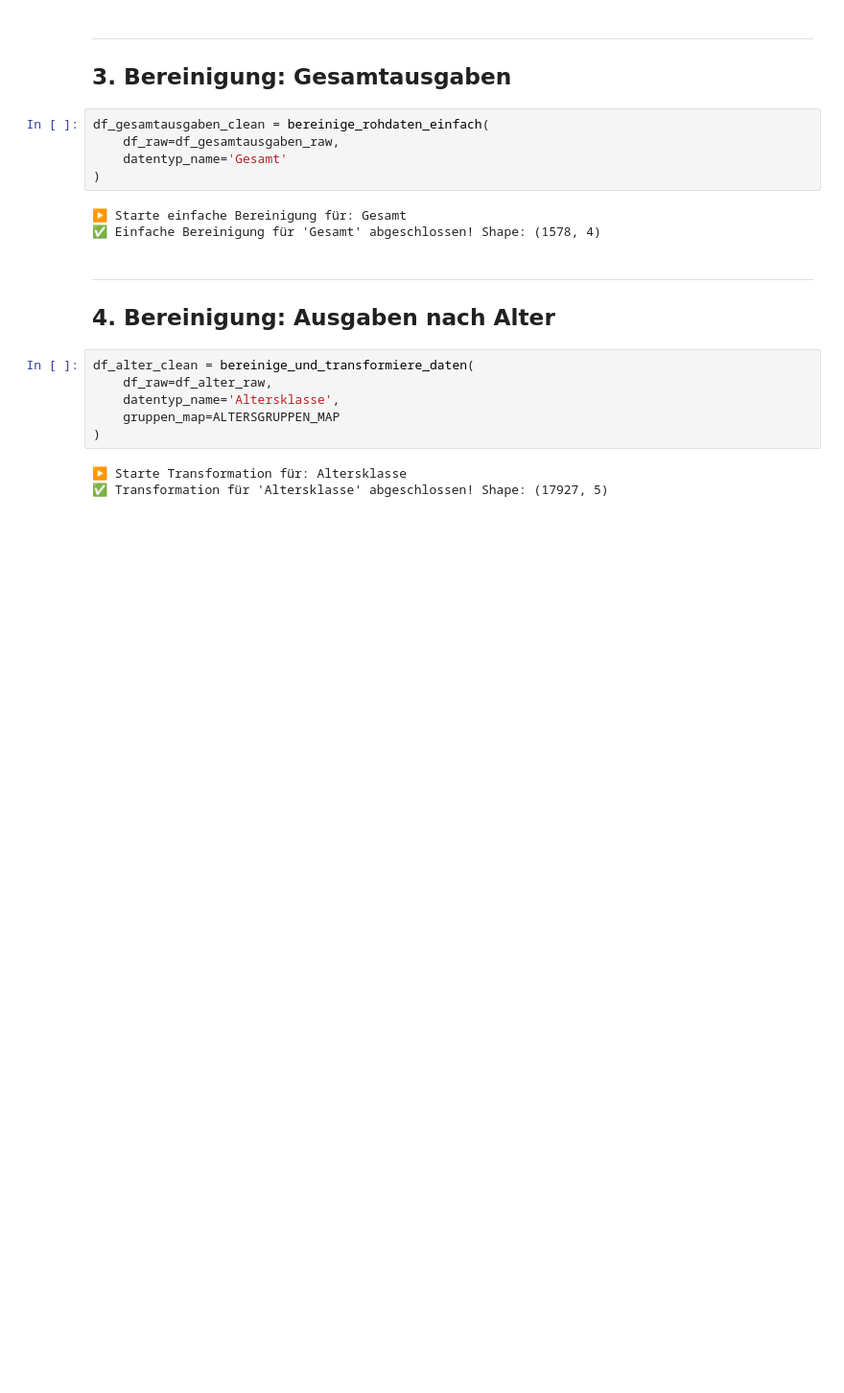
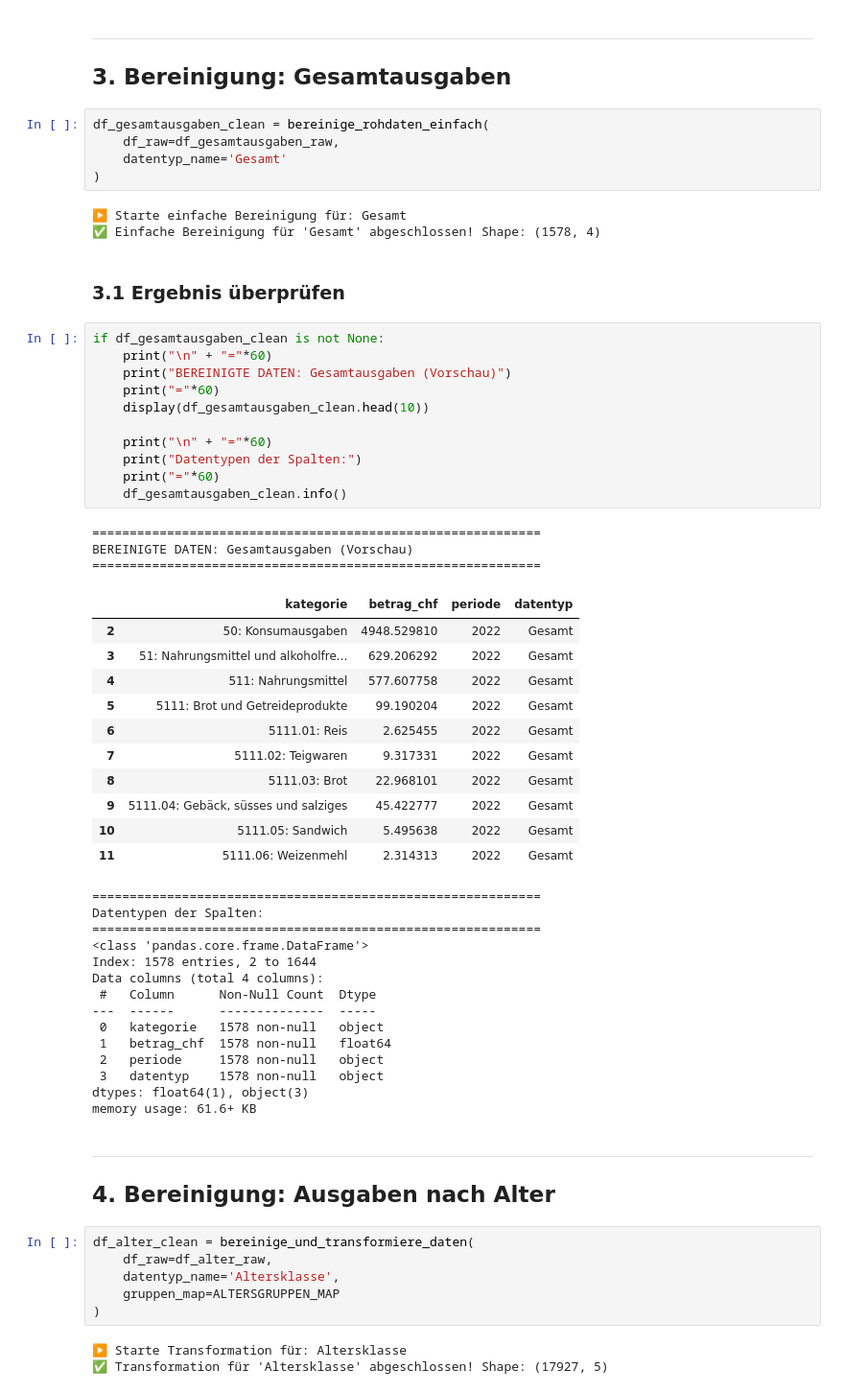
Before and after one commit to spitztli/swiss-household-expenditure-analysis, a Jupyter notebook: notebooks/01_datenladen_bereinigung.ipynb, the cells around one changed output. Shown: that part at 96% size. Cells and saved outputs as stored; diff of their text form; blank space fills up the shorter version.

```diff
--- a/notebooks/01_datenladen_bereinigung.ipynb
+++ b/notebooks/01_datenladen_bereinigung.ipynb
@@ -310,6 +310,48 @@ df_gesamtausgaben_clean = bereinige_rohdaten_einfach(
 # %% [output]
 ▶️ Starte einfache Bereinigung für: Gesamt
 ✅ Einfache Bereinigung für 'Gesamt' abgeschlossen! Shape: (1578, 4)
+# %% [markdown]
+### 3.1 Ergebnis überprüfen
+# %%
+if df_gesamtausgaben_clean is not None:
+    print("\n" + "="*60)
+    print("BEREINIGTE DATEN: Gesamtausgaben (Vorschau)")
+    print("="*60)
+    display(df_gesamtausgaben_clean.head(10))
+
+    print("\n" + "="*60)
+    print("Datentypen der Spalten:")
+    print("="*60)
+    df_gesamtausgaben_clean.info()
+# %% [output]
+============================================================
+BEREINIGTE DATEN: Gesamtausgaben (Vorschau)
+============================================================
+|  | kategorie | betrag_chf | periode | datentyp |
+| 2 | 50: Konsumausgaben | 4948.529810 | 2022 | Gesamt |
+| 3 | 51: Nahrungsmittel und alkoholfre... | 629.206292 | 2022 | Gesamt |
+| 4 | 511: Nahrungsmittel | 577.607758 | 2022 | Gesamt |
+| 5 | 5111: Brot und Getreideprodukte | 99.190204 | 2022 | Gesamt |
+| 6 | 5111.01: Reis | 2.625455 | 2022 | Gesamt |
+| 7 | 5111.02: Teigwaren | 9.317331 | 2022 | Gesamt |
+| 8 | 5111.03: Brot | 22.968101 | 2022 | Gesamt |
+| 9 | 5111.04: Gebäck, süsses und salziges | 45.422777 | 2022 | Gesamt |
+| 10 | 5111.05: Sandwich | 5.495638 | 2022 | Gesamt |
+| 11 | 5111.06: Weizenmehl | 2.314313 | 2022 | Gesamt |
+============================================================
+Datentypen der Spalten:
+============================================================
+<class 'pandas.core.frame.DataFrame'>
+Index: 1578 entries, 2 to 1644
+Data columns (total 4 columns):
+ #   Column      Non-Null Count  Dtype
+---  ------      --------------  -----
+ 0   kategorie   1578 non-null   object
+ 1   betrag_chf  1578 non-null   float64
+ 2   periode     1578 non-null   object
+ 3   datentyp    1578 non-null   object
+dtypes: float64(1), object(3)
+memory usage: 61.6+ KB
 # %% [markdown]
 ---
 
```
Also changed, not shown: parts of 4 cells of this notebook, 3 other files.
